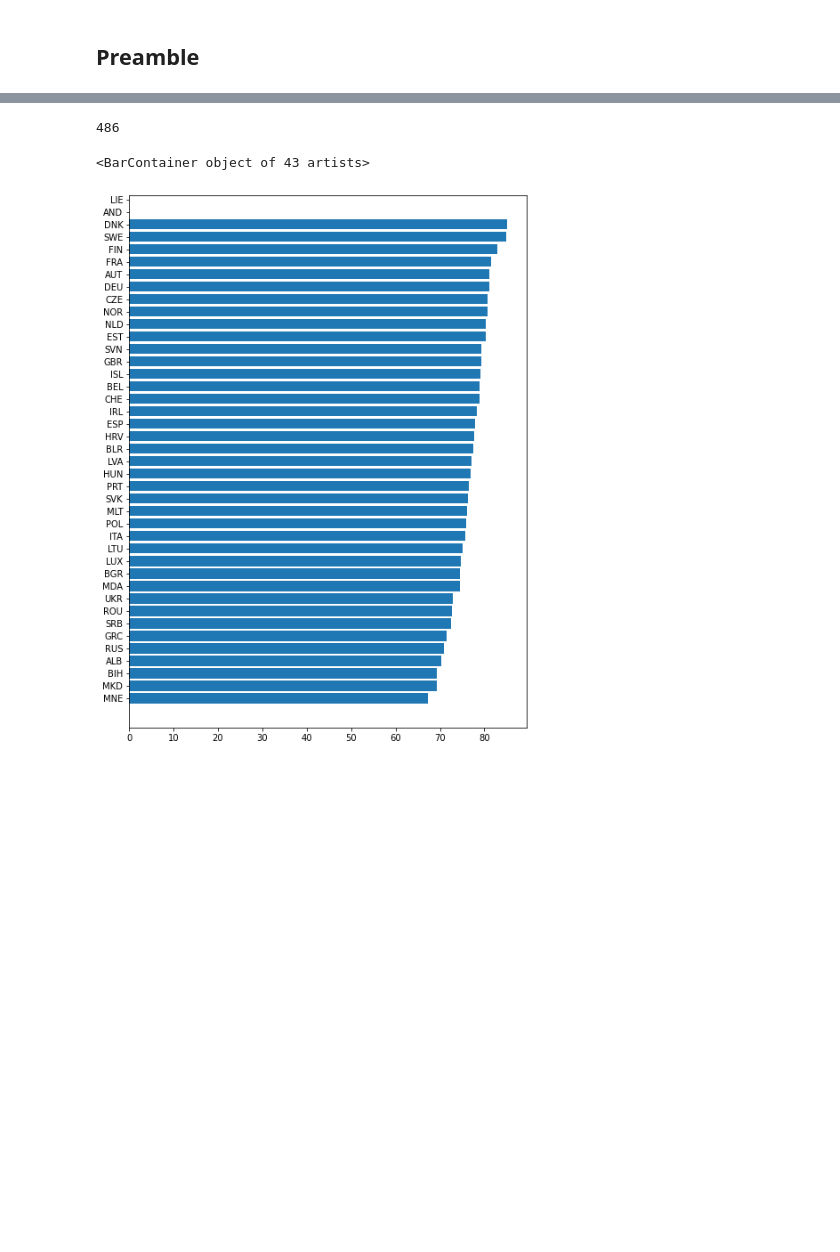
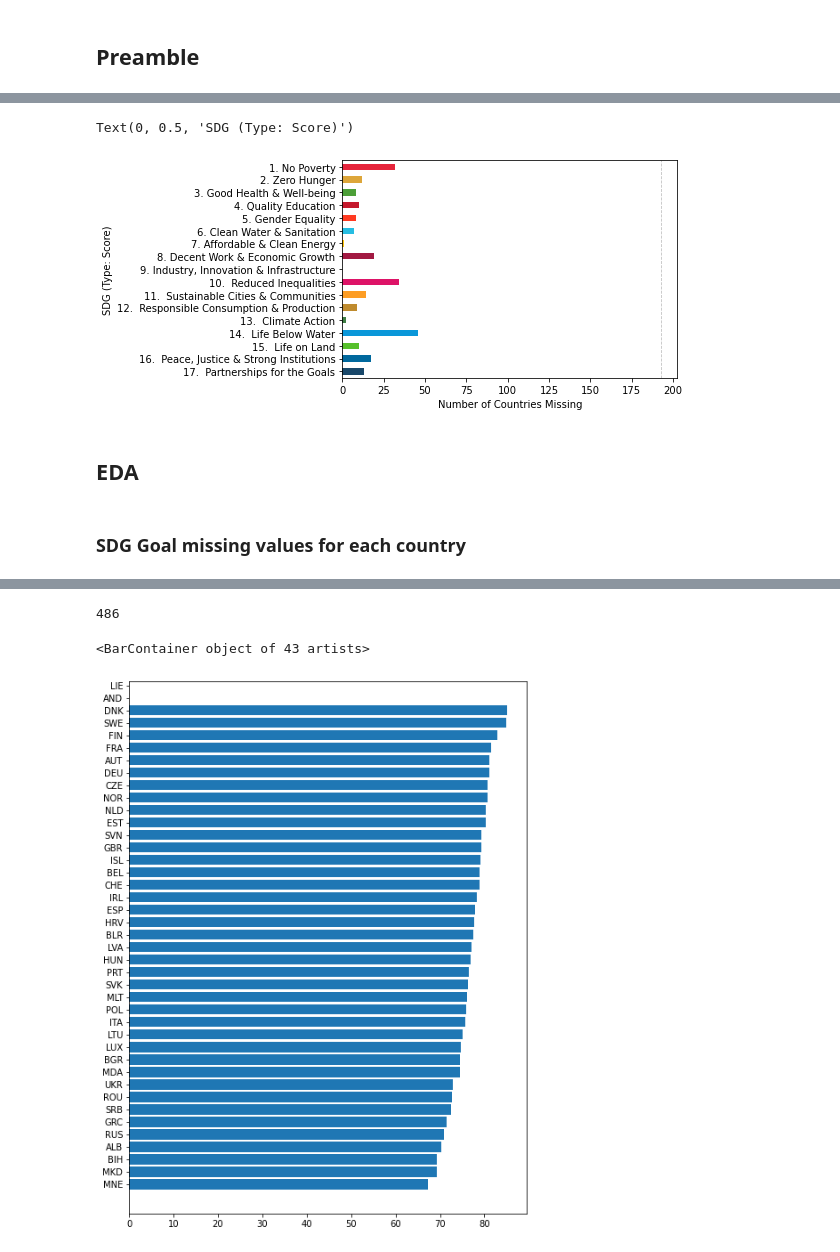
Before and after one commit to nestauk/sdg-mapping, a Jupyter notebook: notebooks/dev/SDG_index.ipynb, the cells around one changed output, grey strips where cells are left out. Drawn from its saved outputs; the diff is of its cells as text; code cells hidden in the pictures; blank space fills up the shorter version.

```diff
--- a/notebooks/dev/SDG_index.ipynb
+++ b/notebooks/dev/SDG_index.ipynb
@@ -29,0 +248,20 @@ European DF
+# %%
+sdg_map_dash = {
+    'goal_1_dashboard': 1,
+    'goal_2_dashboard': 2,
+    'goal_3_dashboard': 3,
+    'goal_4_dashboard': 4,
+    'goal_5_dashboard': 5,
+    'goal_6_dashboard': 6,
+    'goal_7_dashboard': 7,
+    'goal_8_dashboard': 8,
+    'goal_9_dashboard': 9,
+    'goal_10_dashboard': 10,
+    'goal_11_dashboard': 11,
+    'goal_12_dashboard': 12,
+    'goal_13_dashboard': 13,
+    'goal_14_dashboard': 14,
+    'goal_15_dashboard': 15,
+    'goal_16_dashboard': 16,
+    'goal_17_dashboard': 17
+}
@@ -29,0 +378,15 @@ European DF
+# %%
+# sns.barplot(x='frequency', y='field', data=missing_vals_dash)
+fig, ax = plt.subplots()
+p = missing_vals_dash.set_index('field').sort_index()
+p.frequency.plot.barh(ax=ax,  color=sdg_hex_color_codes().values())
+ax.set_yticklabels(sdg_names().values())
+ax.invert_yaxis()
+ax.axvline(x=len(sdg_index_df), color='grey', linestyle= '--', linewidth=0.8, alpha=0.5)
+plt.xlabel('Number of Countries Missing')
+plt.ylabel('SDG (Type: Score)')
+# %% [output]
+Text(0, 0.5, 'SDG (Type: Score)')
+[figure, added]
+# %% [markdown]
+## EDA
@@ -29,0 +399,2 @@ European DF
+# %% [markdown]
+### SDG Goal missing values for each country
```
Also changed, not shown: parts of 92 cells of this notebook.
